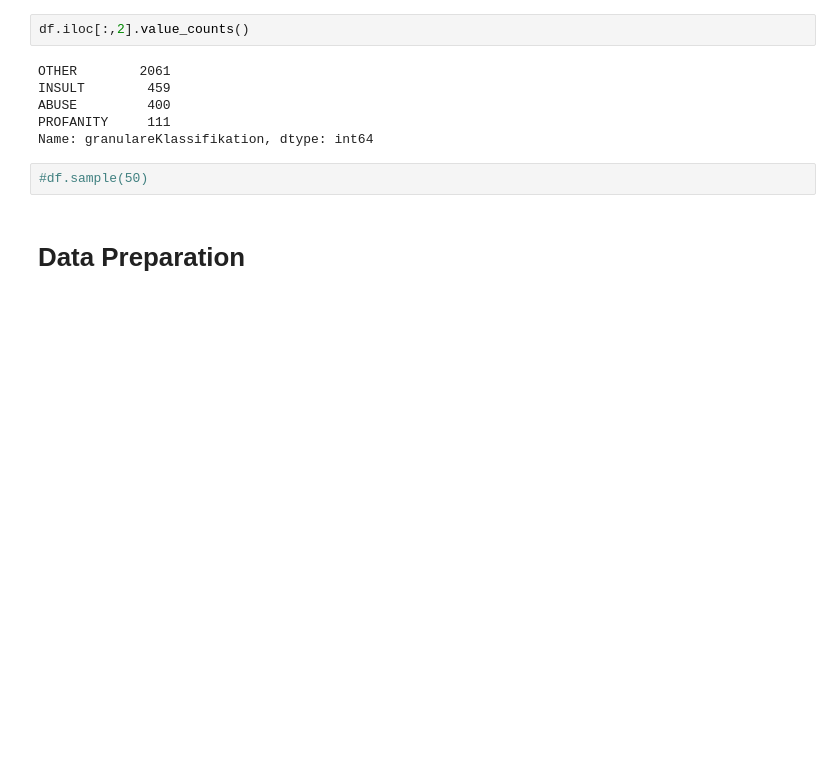
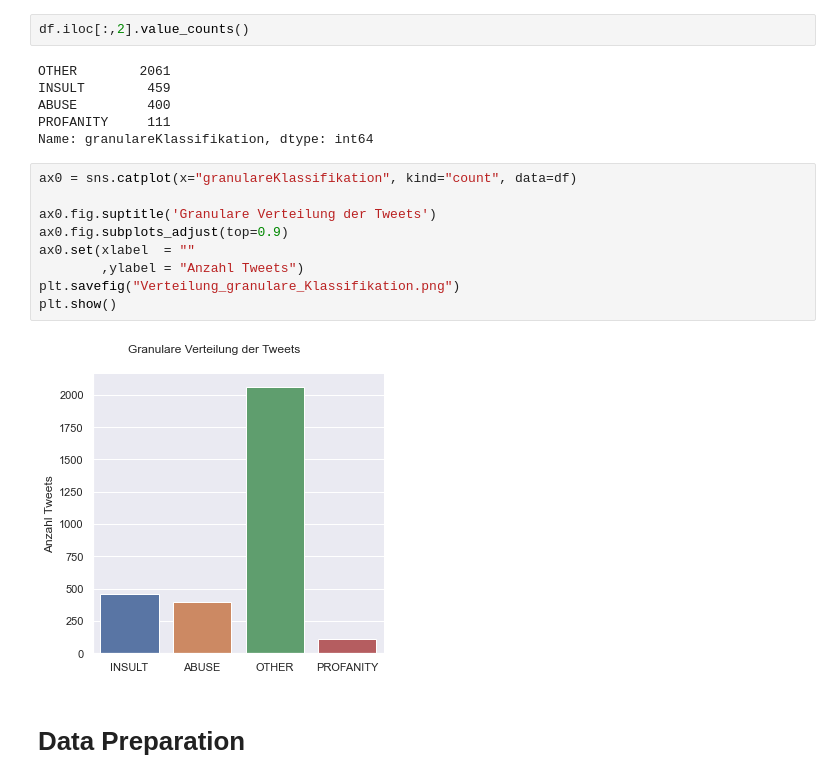
Before and after one commit to LeIx1999/ASUD_Cyberbullying, a Jupyter notebook: Notebooks/Data Preparation.ipynb, the cells around one changed output. Drawn from its saved outputs; the diff is of its cells as text; blank space fills up the shorter version.

```diff
--- a/Notebooks/Data Preparation.ipynb
+++ b/Notebooks/Data Preparation.ipynb
@@ -60,8 +67,17 @@ INSULT        459
 ABUSE         400
 PROFANITY     111
 Name: granulareKlassifikation, dtype: int64
-# %%
-#df.sample(50)
+# %%
+ax0 = sns.catplot(x="granulareKlassifikation", kind="count", data=df)
+
+ax0.fig.suptitle('Granulare Verteilung der Tweets')
+ax0.fig.subplots_adjust(top=0.9)
+ax0.set(xlabel  = ""
+        ,ylabel = "Anzahl Tweets")
+plt.savefig("Verteilung_granulare_Klassifikation.png")
+plt.show()
+# %% [output]
+[figure, added]
 # %% [markdown]
 # Data Preparation
 # %%
```
Also changed, not shown: parts of 7 cells of this notebook, 6 other files.
